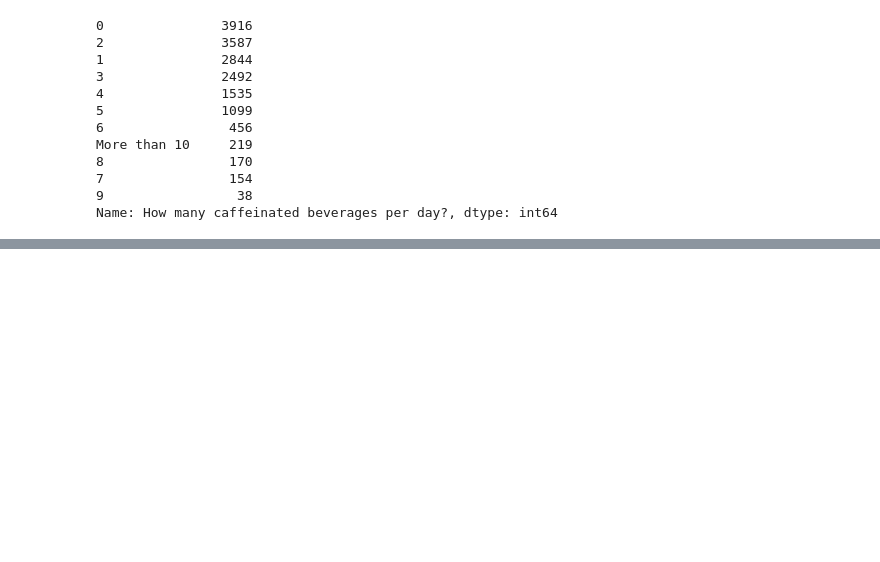
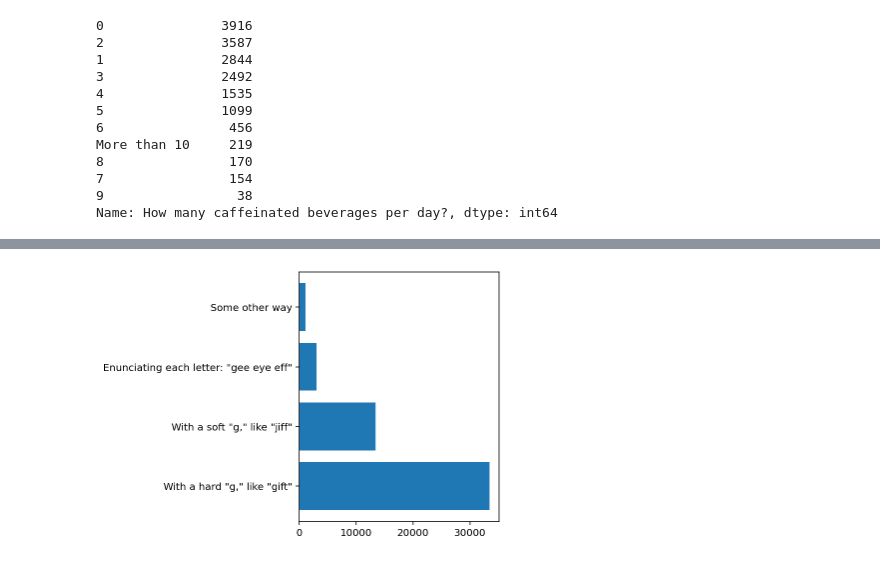
Before and after one commit to gabrieltempass/stack-overflow-survey, a Jupyter notebook: stack_overflow_survey.ipynb, the cells around one changed output, grey strips where cells are left out. Saved outputs shown, nothing was run; the diff lists cells and outputs as text; code cells hidden in the pictures; blank space fills up the shorter version.

```diff
--- a/stack_overflow_survey.ipynb
+++ b/stack_overflow_survey.ipynb
@@ -56,5 +60,7 @@ How do you pronouce "GIF"?
 # %%
-df_17['PronounceGIF'].value_counts()
+# How do you pronouce "GIF"?
+q2 = df_17['PronounceGIF'].value_counts()  # Horizontal bar chart
+q2
 # %% [output]
 With a hard "g," like "gift"              33484
 With a soft "g," like "jiff"              13408
@@ -139,0 +199,6 @@ Name: How many caffeinated beverages per day?, dtype: int64
+# %%
+plt.barh(q2_x, q2_y)
+plt.tight_layout(h_pad=4, w_pad=4)
+plt.show();
+# %% [output]
+[figure, added]
```
Also changed, not shown: parts of 34 cells of this notebook.
